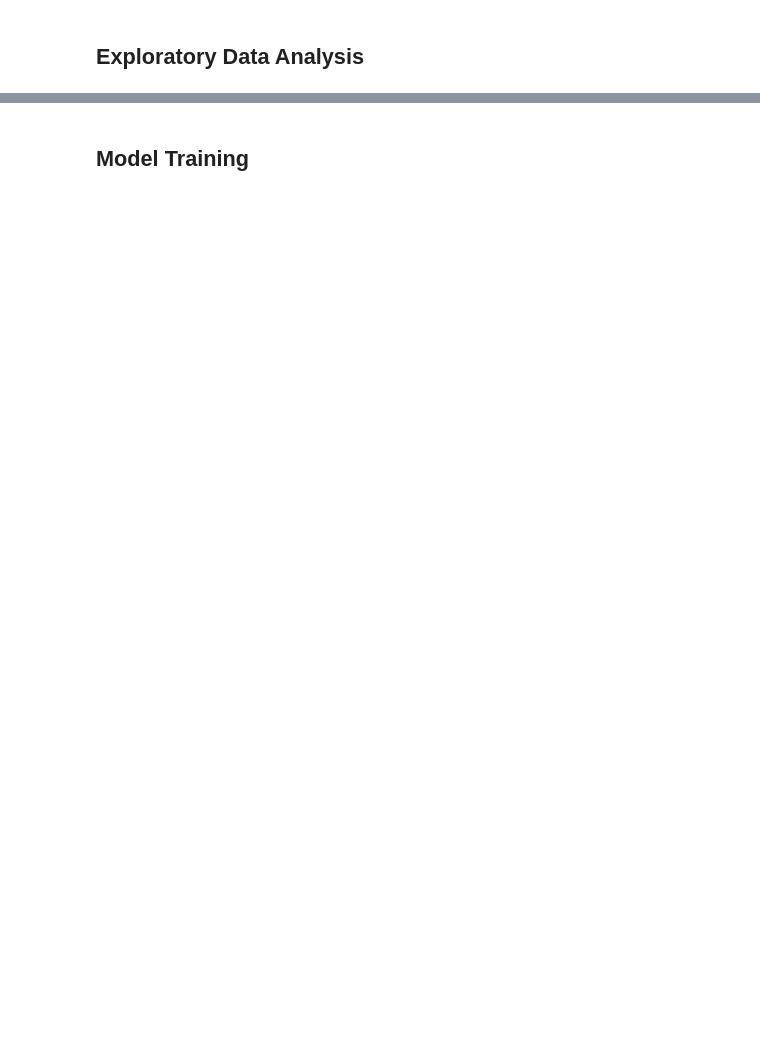
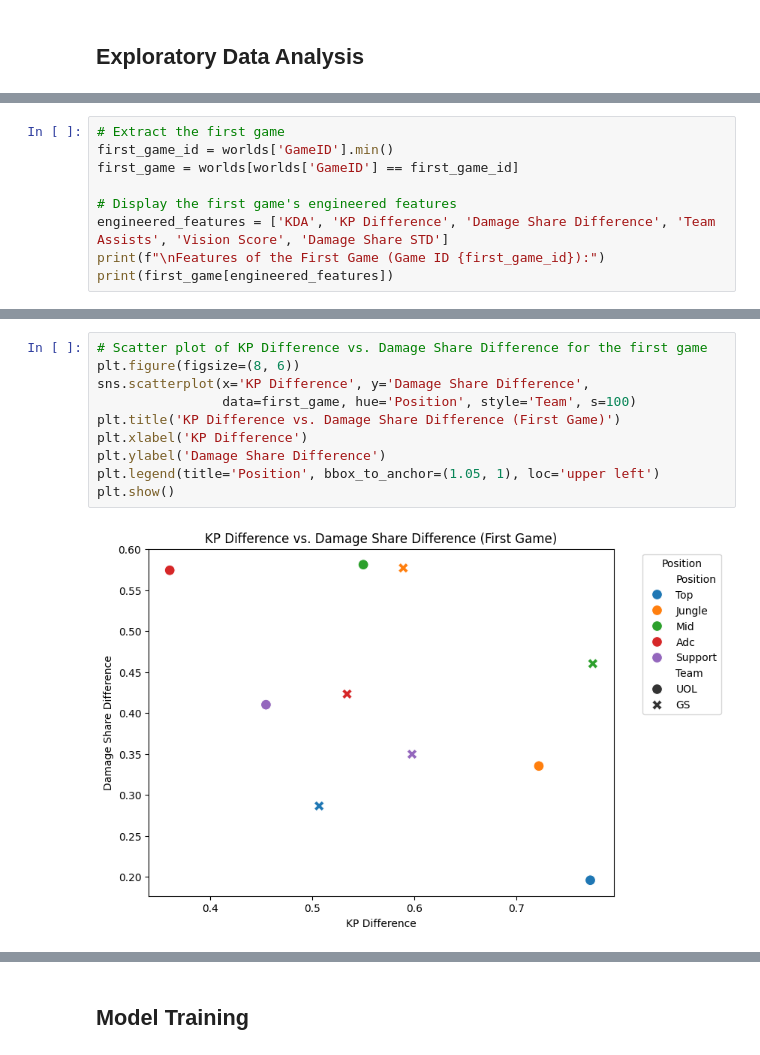
Before and after one commit to xlfrxd/League-of-Legends-Win-Rate-Predictor, a Jupyter notebook: STINTSY-PROJECT-S18-GROUP1.ipynb, the cells around one changed output, grey strips where cells are left out. Drawn from its saved outputs; the diff is of its cells as text; blank space fills up the shorter version.

```diff
--- a/STINTSY-PROJECT-S18-GROUP1.ipynb
+++ b/STINTSY-PROJECT-S18-GROUP1.ipynb
@@ -490,0 +550,9 @@ Highly correlated feature pairs (correlation > 0.9):
+# %%
+# Extract the first game
+first_game_id = worlds['GameID'].min()
+first_game = worlds[worlds['GameID'] == first_game_id]
+
+# Display the first game's engineered features
+engineered_features = ['KDA', 'KP Difference', 'Damage Share Difference', 'Team Assists', 'Vision Score', 'Damage Share STD']
+print(f"\nFeatures of the First Game (Game ID {first_game_id}):")
+print(first_game[engineered_features])
@@ -490,0 +610,12 @@ Highly correlated feature pairs (correlation > 0.9):
+# %%
+# Scatter plot of KP Difference vs. Damage Share Difference for the first game
+plt.figure(figsize=(8, 6))
+sns.scatterplot(x='KP Difference', y='Damage Share Difference',
+                data=first_game, hue='Position', style='Team', s=100)
+plt.title('KP Difference vs. Damage Share Difference (First Game)')
+plt.xlabel('KP Difference')
+plt.ylabel('Damage Share Difference')
+plt.legend(title='Position', bbox_to_anchor=(1.05, 1), loc='upper left')
+plt.show()
+# %% [output]
+[figure, added]
```
Also changed, not shown: parts of 25 cells of this notebook.
